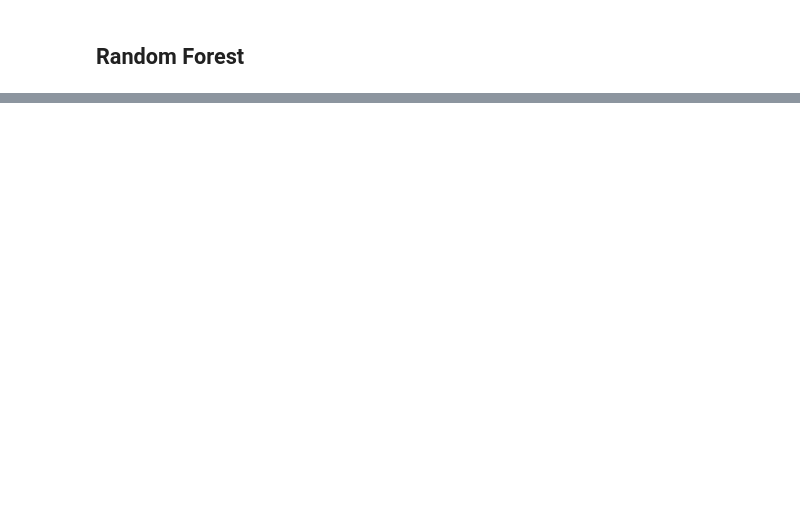
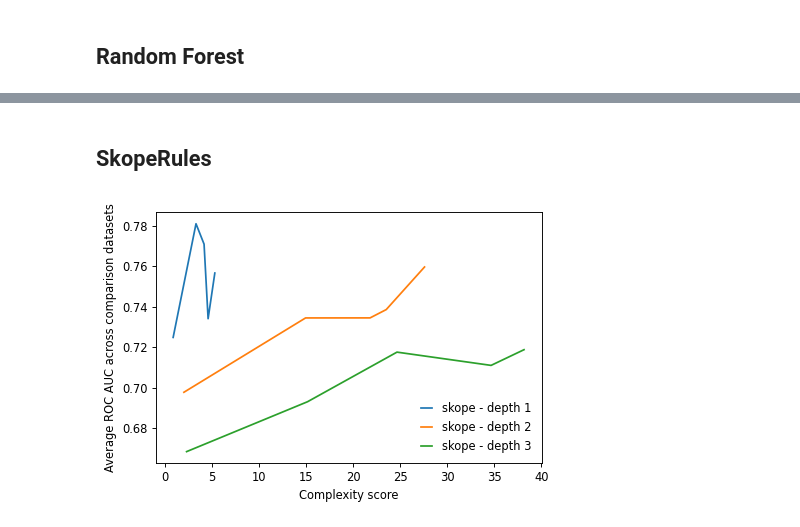
Before and after one commit to csinva/imodels, a Jupyter notebook: notebooks/imodels_comparisons.ipynb, the cells around one changed output, grey strips where cells are left out. Saved outputs shown, nothing was run; the diff lists cells and outputs as text; code cells hidden in the pictures; blank space fills up the shorter version.

```diff
--- a/notebooks/imodels_comparisons.ipynb
+++ b/notebooks/imodels_comparisons.ipynb
@@ -141,0 +114,7 @@ plt.show()
+# %% [markdown]
+## SkopeRules
+# %%
+comparison_result = get_comparison_result(MODEL_COMPARISON_PATH, 'skope_rules')
+viz_comparison(comparison_result['df'], comparison_result['estimators'])
+# %% [output]
+[figure, added]
```
Also changed, not shown: parts of 22 cells of this notebook, 3 other files.
